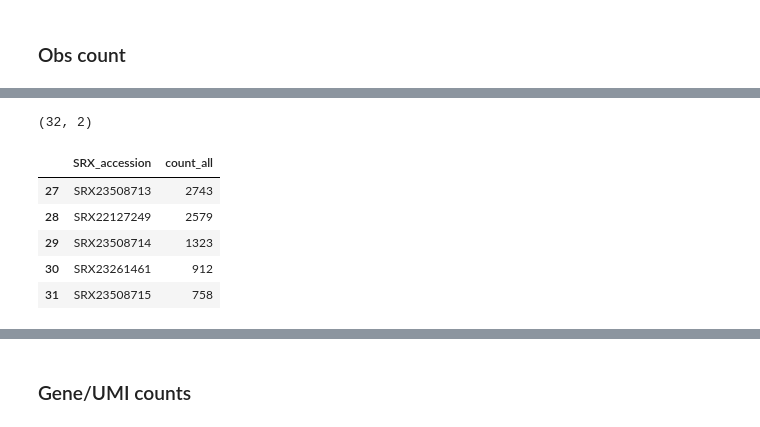
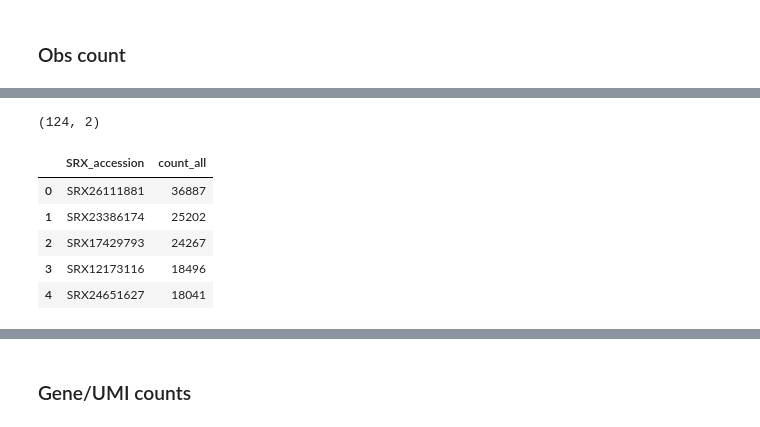
Before and after one commit to bioinfo-tsukuba/scRecounter, a Jupyter notebook: notebooks/tiledb/scRecounter-prod3.ipynb, the cells around one changed output, grey strips where cells are left out. Saved outputs shown, nothing was run; the diff lists cells and outputs as text; code cells hidden in the pictures.

```diff
--- a/notebooks/tiledb/scRecounter-prod3.ipynb
+++ b/notebooks/tiledb/scRecounter-prod3.ipynb
@@ -95,26 +97,26 @@ with tiledbsoma.open(db_uri) as exp:
 # %%
 # obs per SRX
 with tiledbsoma.Experiment.open(db_uri) as exp:
     df = (
         exp.obs.read()
         .concat()
         .group_by(['SRX_accession'])
         .aggregate([
             ([], 'count_all'),
         ])
         .sort_by([("count_all", "descending")])
         .to_pandas()
     )
 print(df.shape)
-df.tail()
+df.head()
 # %% [output]
-(32, 2)
+(124, 2)
 |  | SRX_accession | count_all |
-| 27 | SRX23508713 | 2743 |
-| 28 | SRX22127249 | 2579 |
-| 29 | SRX23508714 | 1323 |
-| 30 | SRX23261461 | 912 |
-| 31 | SRX23508715 | 758 |
+| 0 | SRX26111881 | 36887 |
+| 1 | SRX23386174 | 25202 |
+| 2 | SRX17429793 | 24267 |
+| 3 | SRX12173116 | 18496 |
+| 4 | SRX24651627 | 18041 |
 # %%
 # plot cells per SRX
 p = (
```
Also changed, not shown: parts of 10 cells of this notebook, 2 other files.
